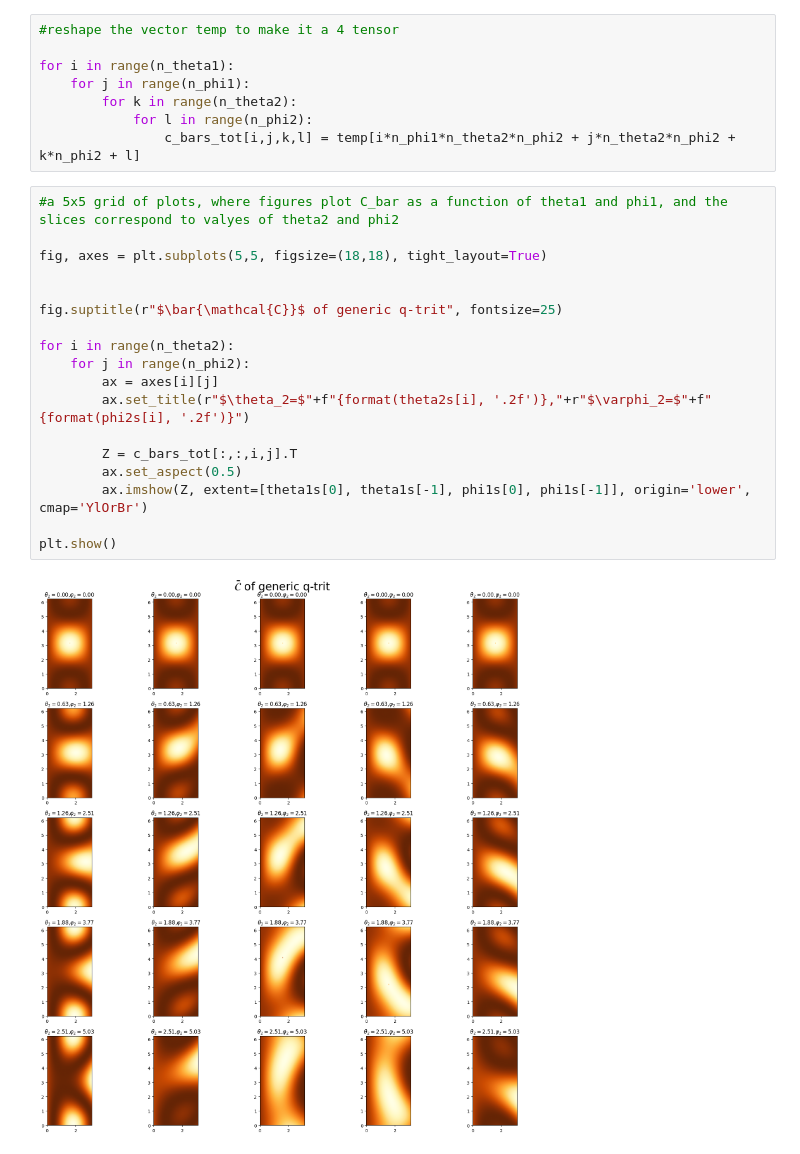
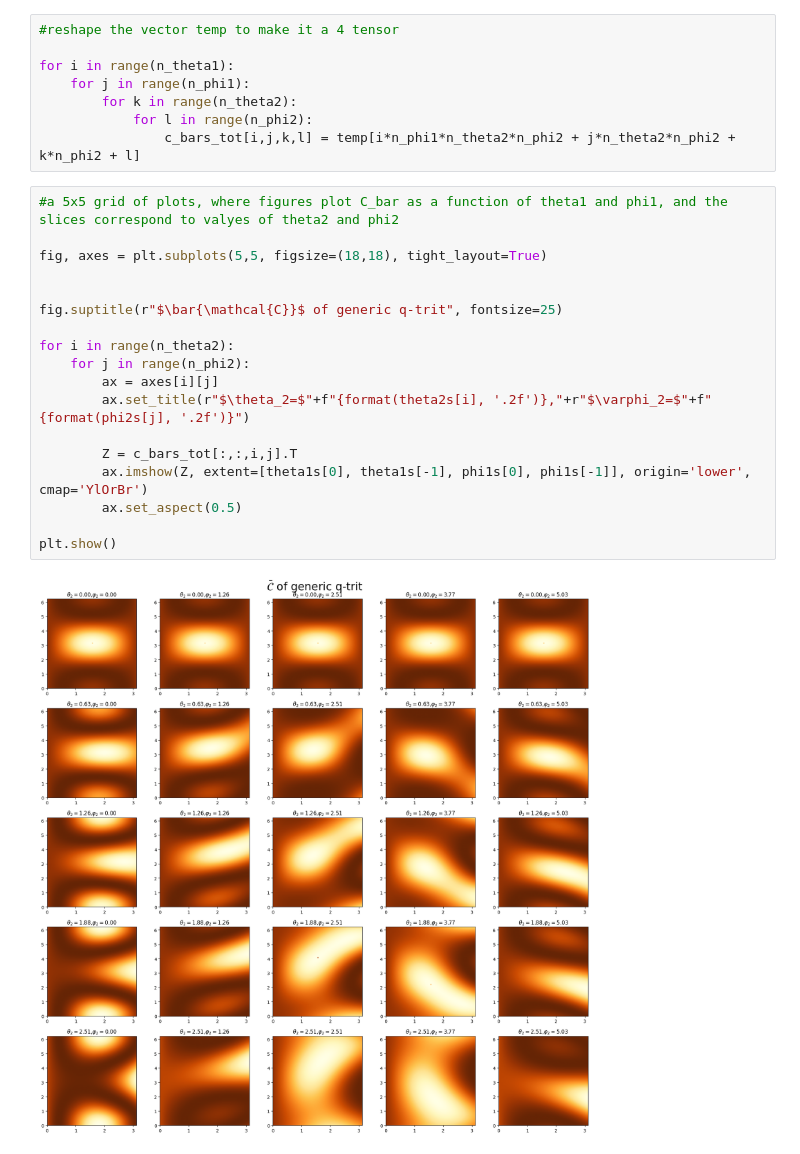
Before and after one commit to erricottaro/Krylov_complexity_on_circulant_graphs, a Jupyter notebook: triangle.ipynb, the cells around one changed output. Cells and saved outputs as stored; diff of their text form.

```diff
--- a/triangle.ipynb
+++ b/triangle.ipynb
@@ -220,20 +220,20 @@ for i in range(n_theta1):
 # %%
 #a 5x5 grid of plots, where figures plot C_bar as a function of theta1 and phi1, and the slices correspond to valyes of theta2 and phi2
 
 fig, axes = plt.subplots(5,5, figsize=(18,18), tight_layout=True)
 
 
 fig.suptitle(r"$\bar{\mathcal{C}}$ of generic q-trit", fontsize=25)
 
 for i in range(n_theta2):
     for j in range(n_phi2):
         ax = axes[i][j]
-        ax.set_title(r"$\theta_2=$"+f"{format(theta2s[i], '.2f')},"+r"$\varphi_2=$"+f"{format(phi2s[i], '.2f')}")
+        ax.set_title(r"$\theta_2=$"+f"{format(theta2s[i], '.2f')},"+r"$\varphi_2=$"+f"{format(phi2s[j], '.2f')}")
 
         Z = c_bars_tot[:,:,i,j].T
+        ax.imshow(Z, extent=[theta1s[0], theta1s[-1], phi1s[0], phi1s[-1]], origin='lower', cmap='YlOrBr')
         ax.set_aspect(0.5)
-        ax.imshow(Z, extent=[theta1s[0], theta1s[-1], phi1s[0], phi1s[-1]], origin='lower', cmap='YlOrBr')
 
 plt.show()
 # %% [output]
-[figure, old version]
+[figure, new version]
```
